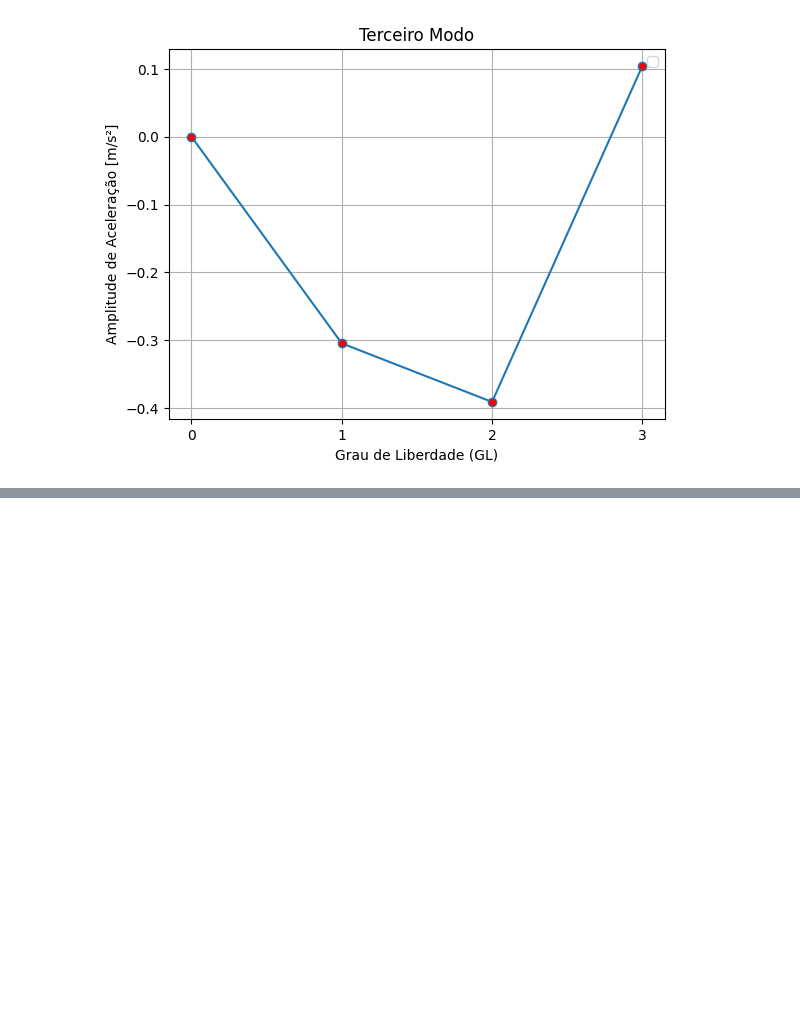
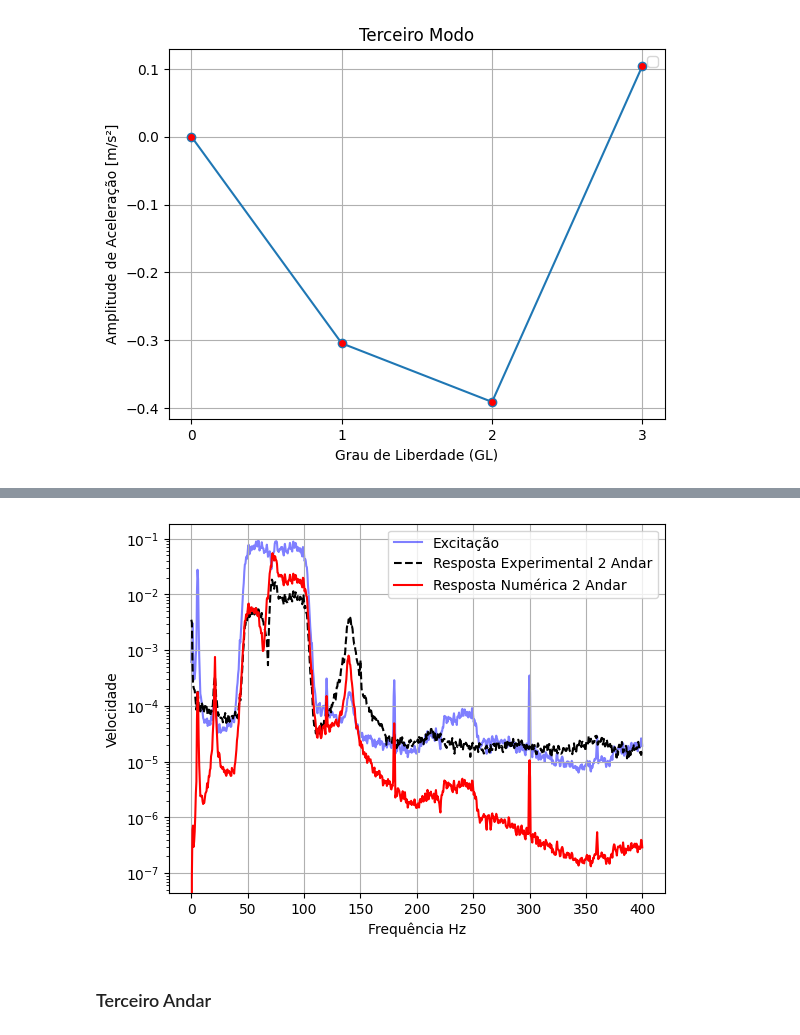
Before and after one commit to Daniel-Sottovia/Grupo-6, a Jupyter notebook: notebook.ipynb, the cells around one changed output, grey strips where cells are left out. Cells and saved outputs as stored; diff of their text form; code cells hidden in the pictures; blank space fills up the shorter version.

```diff
--- a/notebook.ipynb
+++ b/notebook.ipynb
@@ -1800,0 +1860,21 @@ No artists with labels found to put in legend.  Note that artists whose label st
+# %%
+sinal_3 = np.sqrt(df['Signal 3 (m/s^2)^2'])
+# %%
+X_tio_2 = np.abs(sinal_forca)*np.abs(H_2)
+# %%
+plt.plot(freq, np.abs(sinal_forca), 'b', label='Excitação', zorder = 0, alpha=.5)
+plt.plot(freq, sinal_3, 'black', label='Resposta Experimental 2 Andar', ls='--', zorder = 5)
+plt.plot(freq, X_tio_2, 'r', label= 'Resposta Numérica 2 Andar', zorder = 10)
+
+plt.xlabel('Frequência Hz')
+plt.ylabel('Velocidade')
+plt.grid()
+plt.legend()
+plt.yscale('log')
+#plt.title()
+plt.savefig("D:\\UFSC\\Vibes\\Cordioli\\Trabalho\\Grupo 6\\Magnitude_velocidade_passa_banda_2.png")
+plt.show()
+# %% [output]
+[figure, added]
+# %% [markdown]
+### Terceiro Andar
```
Also changed, not shown: parts of 20 cells of this notebook, 8 other files.
